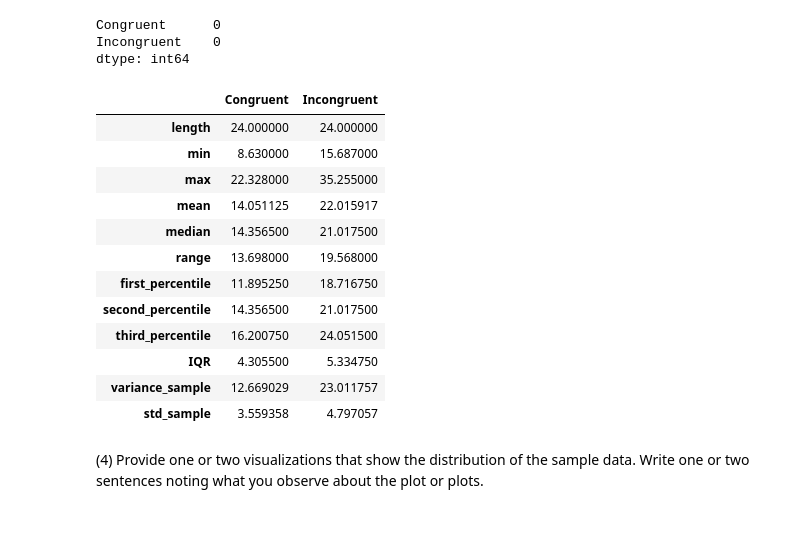
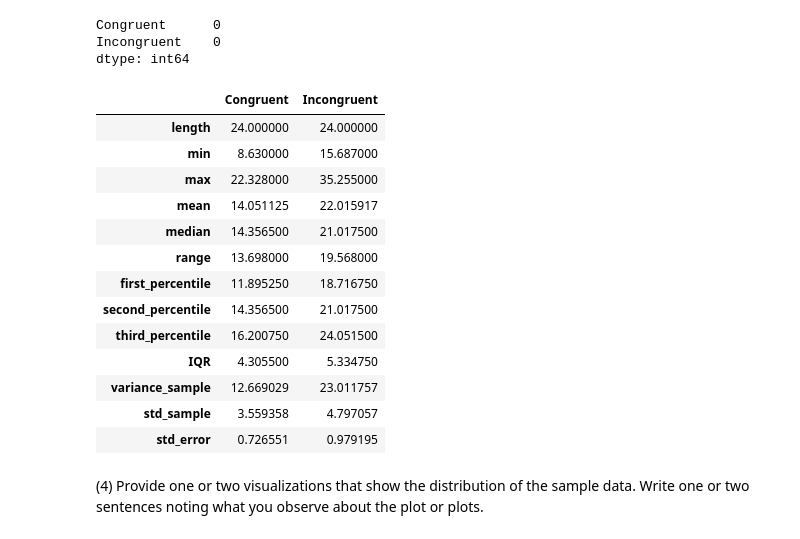
Before and after one commit to Zabamund/datasci-nano, a Jupyter notebook: term2/stroopEffect/TestAPerceptualPhenomenon.ipynb, the cells around one changed output. Cells and saved outputs as stored; diff of their text form; code cells hidden in the pictures.

```diff
--- a/term2/stroopEffect/TestAPerceptualPhenomenon.ipynb
+++ b/term2/stroopEffect/TestAPerceptualPhenomenon.ipynb
@@ -136,15 +134,17 @@ second_percentile_congruent = np.percentile(df_raw['Congruent'], 50)
 third_percentile_congruent = np.percentile(df_raw['Congruent'], 75)
 # inter-quartile-range (IQR)
 IQR_congruent = third_percentile_congruent - first_percentile_congruent
-# variance and std (complete population, ddof = 0)
+# variance and std
 variance_sample_congruent = np.var(df_raw['Congruent'], ddof=1)
 std_sample_congruent = np.std(df_raw['Congruent'], ddof=1)
+# estimated standard error of the mean
+std_error_congruent = df_raw['Congruent'].sem(ddof=1)
 # output list of results
 congruent_stats = [len_congruent, min_congruent, max_congruent
                    , mean_congruent, median_congruent, range_congruent
                    , first_percentile_congruent, second_percentile_congruent
                    , third_percentile_congruent, IQR_congruent
-                   , variance_sample_congruent, std_sample_congruent]
+                   , variance_sample_congruent, std_sample_congruent, std_error_congruent]
 # %%
 # descriptive statistics of incongruent data
 # length, min, max
@@ -164,37 +164,41 @@ second_percentile_incongruent = np.percentile(df_raw['Incongruent'], 50)
 third_percentile_incongruent = np.percentile(df_raw['Incongruent'], 75)
 # inter-quartile-range (IQR)
 IQR_incongruent = third_percentile_incongruent - first_percentile_incongruent
-# variance and std (complete population, ddof = 0)
+# variance and std
 variance_sample_incongruent = np.var(df_raw['Incongruent'], ddof=1)
 std_sample_incongruent = np.std(df_raw['Incongruent'], ddof=1)
+# estimated standard error of the mean
+std_error_incongruent = df_raw['Incongruent'].sem(ddof=1)
+# output list of results
 incongruent_stats = [len_incongruent, min_incongruent, max_incongruent
                    , mean_incongruent, median_incongruent, range_incongruent
                    , first_percentile_incongruent, second_percentile_incongruent
                    , third_percentile_incongruent, IQR_incongruent
-                   , variance_sample_incongruent, std_sample_incongruent]
+                   , variance_sample_incongruent, std_sample_incongruent,std_error_incongruent]
 # %%
 # descriptive statistics summary table
 columns = ['Congruent', 'Incongruent']
 descriptive_stats_dict = {columns[0]: congruent_stats, columns[1]: incongruent_stats}
 descriptive_stats_index = ['length', 'min', 'max', 'mean', 'median', 'range'
                            , 'first_percentile', 'second_percentile', 'third_percentile'
-                           , 'IQR', 'variance_sample', 'std_sample']
+                           , 'IQR', 'variance_sample', 'std_sample', 'std_error']
 df_descriptive_stats = pd.DataFrame(descriptive_stats_dict, index=descriptive_stats_index)
 df_descriptive_stats
 # %% [output]
 |  | Congruent | Incongruent |
 | length | 24.000000 | 24.000000 |
 | min | 8.630000 | 15.687000 |
 | max | 22.328000 | 35.255000 |
 | mean | 14.051125 | 22.015917 |
 | median | 14.356500 | 21.017500 |
 | range | 13.698000 | 19.568000 |
 | first_percentile | 11.895250 | 18.716750 |
 | second_percentile | 14.356500 | 21.017500 |
 | third_percentile | 16.200750 | 24.051500 |
 | IQR | 4.305500 | 5.334750 |
 | variance_sample | 12.669029 | 23.011757 |
 | std_sample | 3.559358 | 4.797057 |
+| std_error | 0.726551 | 0.979195 |
 # %% [markdown]
 (4) Provide one or two visualizations that show the distribution of the sample data. Write one or two sentences noting what you observe about the plot or plots.
 # %%
```
Also changed, not shown: parts of 8 cells of this notebook, 1 other file.
